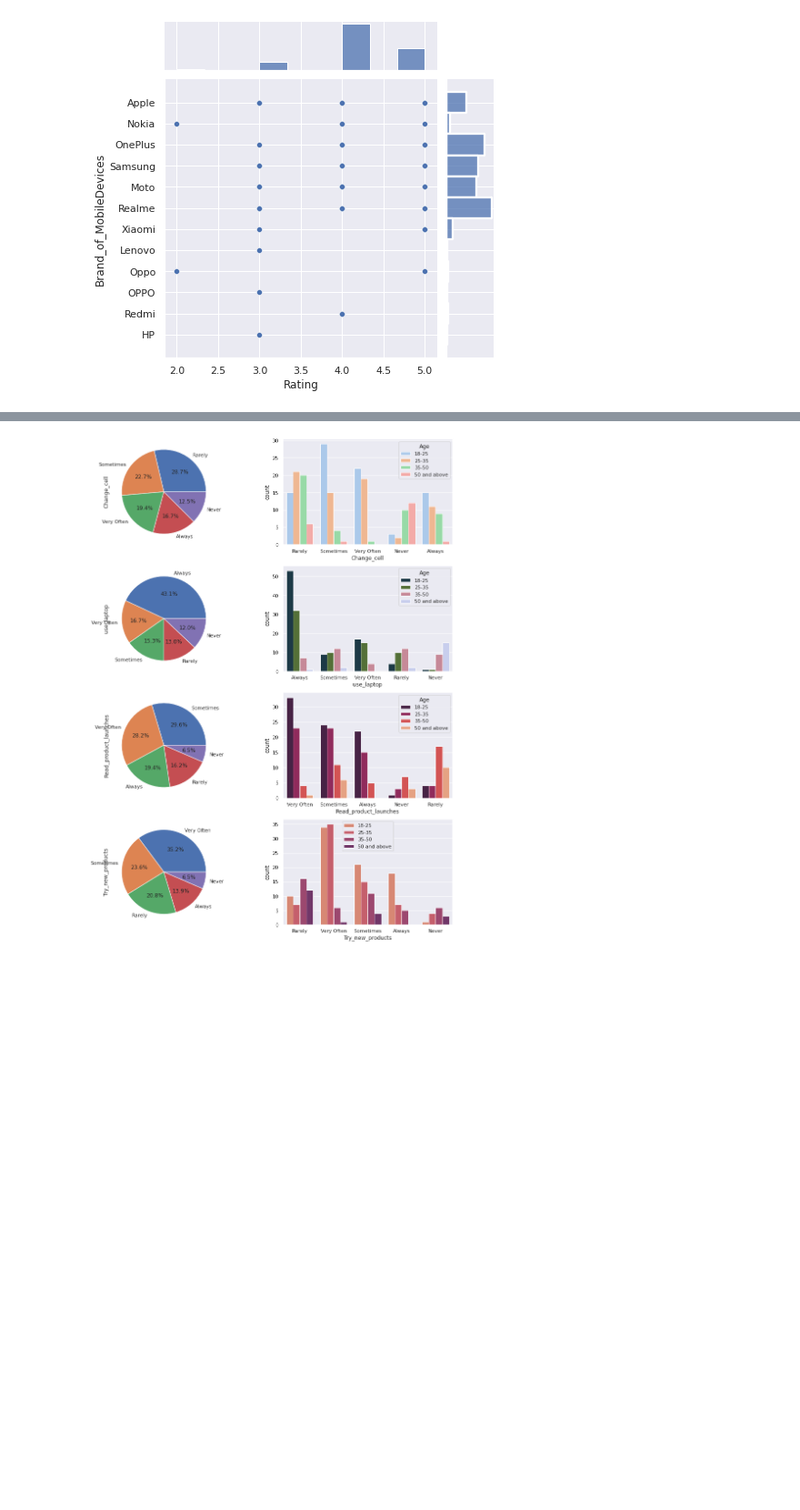
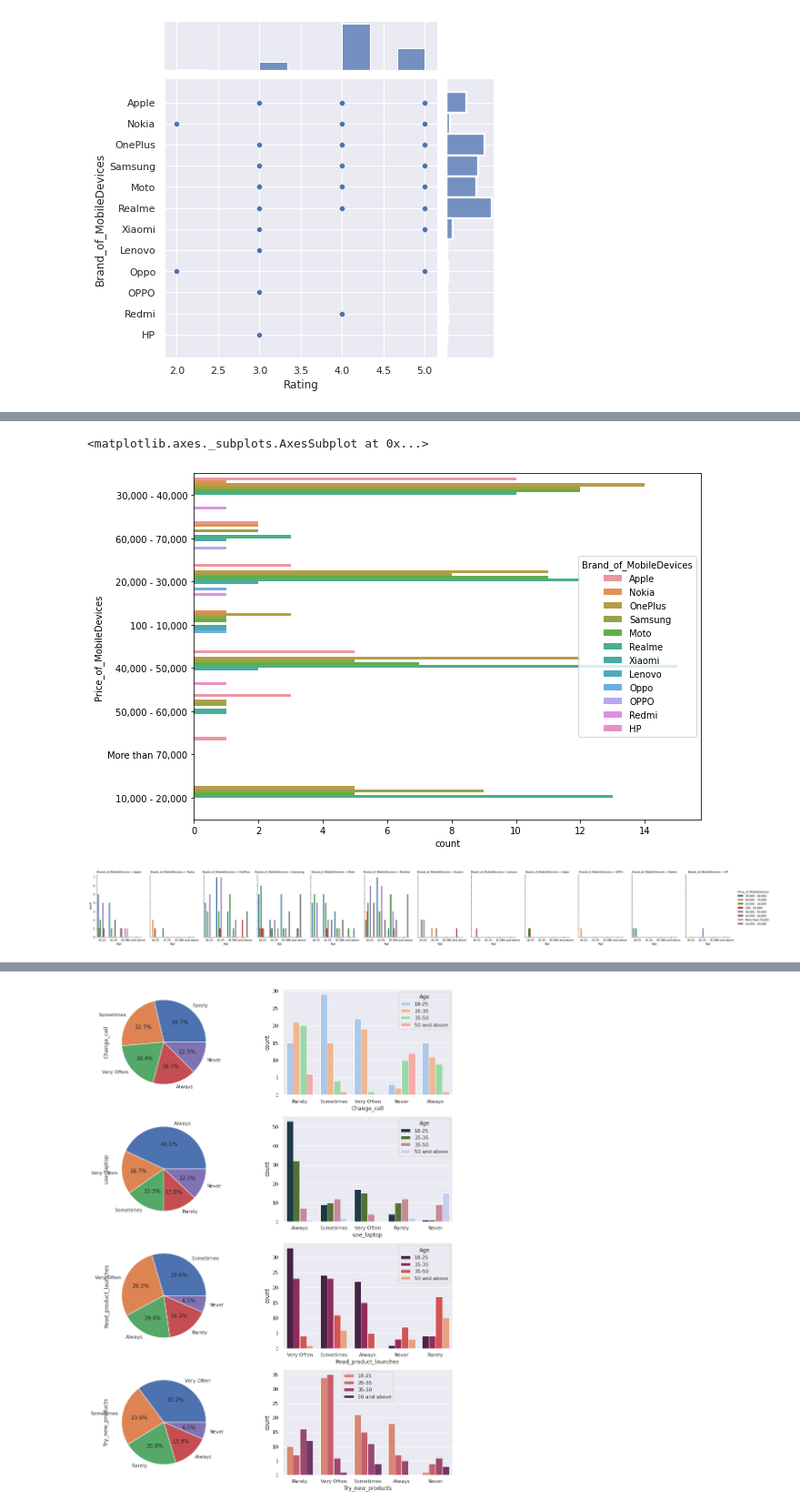
Before and after one commit to Sujatapanchal/MSCproject, a Jupyter notebook: Visualizations.ipynb, the cells around one changed output, grey strips where cells are left out. Shown at 91% size. Cells and saved outputs as stored; diff of their text form; code cells hidden in the pictures; blank space fills up the shorter version.

```diff
--- a/Visualizations.ipynb
+++ b/Visualizations.ipynb
@@ -503,0 +520,12 @@ px.bar(df, x='Age', color='Price_of_MobileDevices')
+# %%
+ax = plt.subplots(figsize = (10,7))
+sns.countplot(y='Price_of_MobileDevices', hue='Brand_of_MobileDevices', data =df)
+# %% [output]
+<matplotlib.axes._subplots.AxesSubplot at 0x...>
+[figure, added]
+# %%
+g = sns.catplot(x="Age", hue="Price_of_MobileDevices", col="Brand_of_MobileDevices",
+                data=df, kind="count",
+                height=4, aspect=.7);
+# %% [output]
+[figure, added]
```
Also changed, not shown: parts of 11 cells of this notebook.
